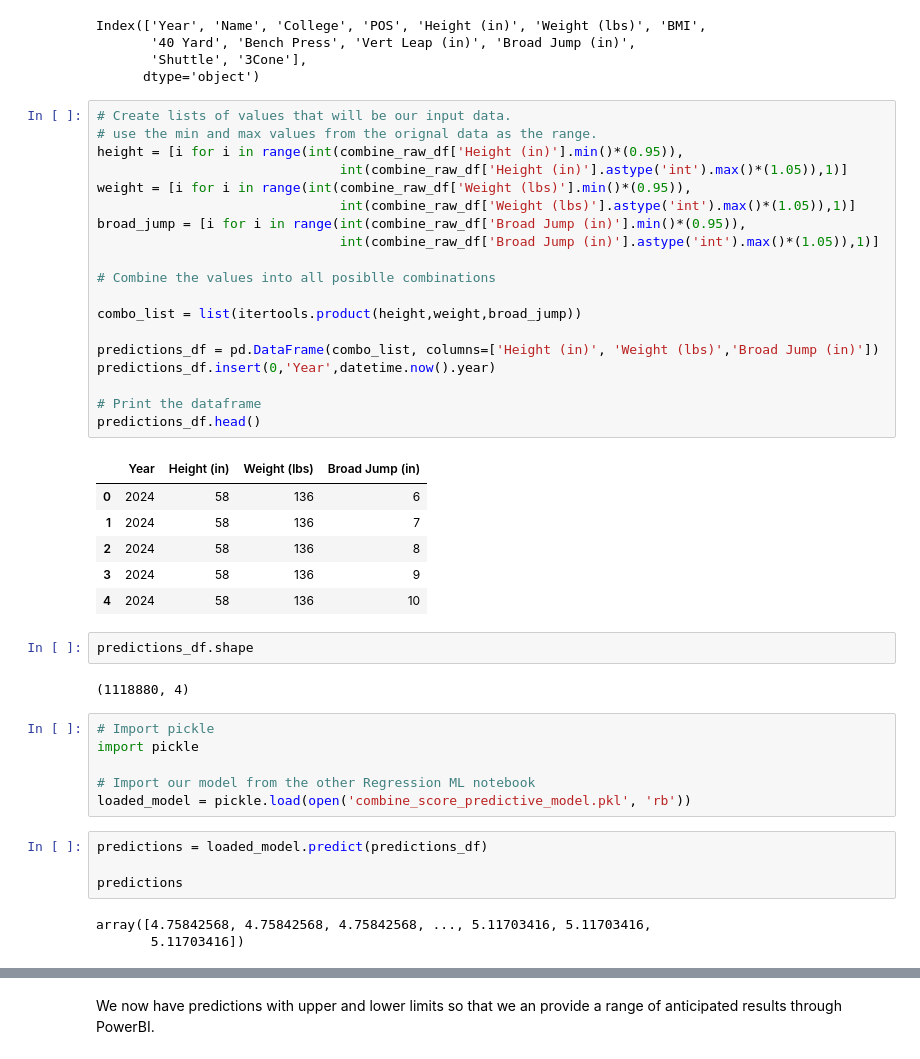
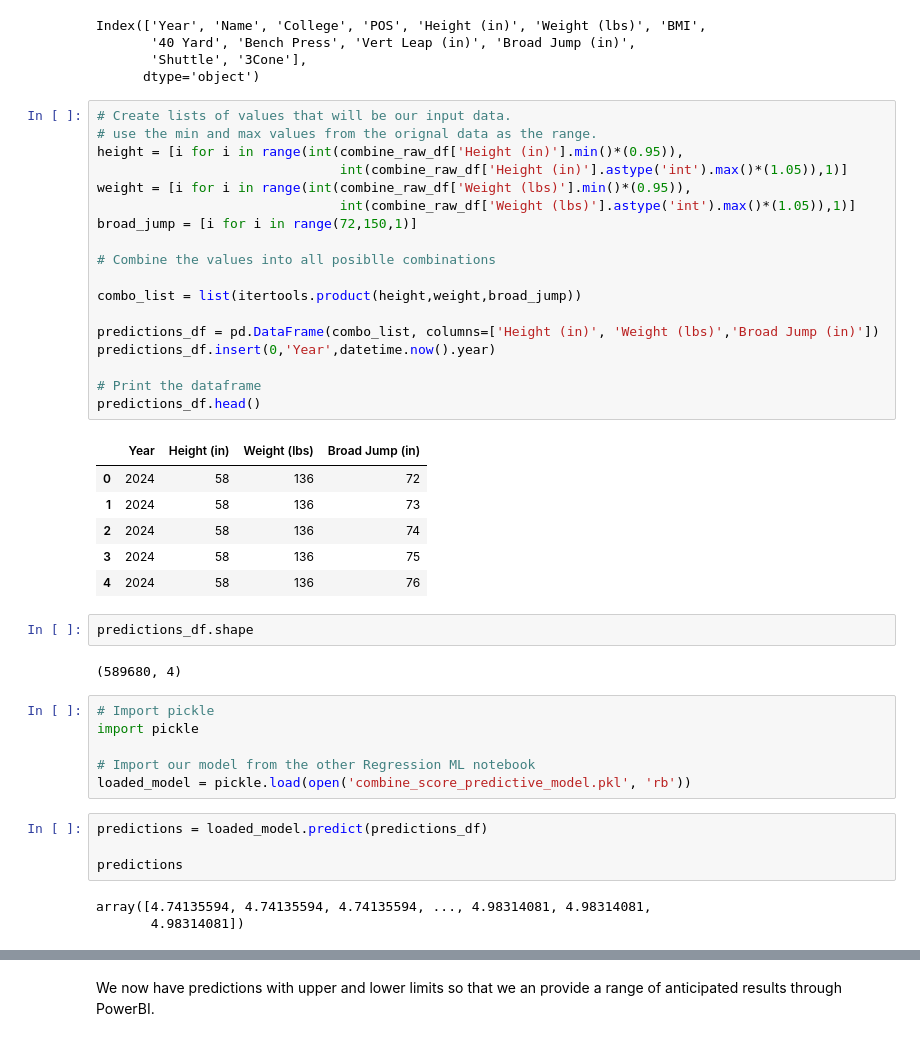
Before and after one commit to seancary62/NFL_Combine, a Jupyter notebook: NFL_Combine_Predict_40_Times.ipynb, the cells around one changed output, grey strips where cells are left out. Cells and saved outputs as stored; diff of their text form.

```diff
--- a/NFL_Combine_Predict_40_Times.ipynb
+++ b/NFL_Combine_Predict_40_Times.ipynb
@@ -23,33 +23,32 @@ Index(['Year', 'Name', 'College', 'POS', 'Height (in)', 'Weight (lbs)', 'BMI',
 # %%
 # Create lists of values that will be our input data.
 # use the min and max values from the orignal data as the range.
 height = [i for i in range(int(combine_raw_df['Height (in)'].min()*(0.95)),
                                int(combine_raw_df['Height (in)'].astype('int').max()*(1.05)),1)]
 weight = [i for i in range(int(combine_raw_df['Weight (lbs)'].min()*(0.95)),
                                int(combine_raw_df['Weight (lbs)'].astype('int').max()*(1.05)),1)]
-broad_jump = [i for i in range(int(combine_raw_df['Broad Jump (in)'].min()*(0.95)),
-                               int(combine_raw_df['Broad Jump (in)'].astype('int').max()*(1.05)),1)]
+broad_jump = [i for i in range(72,150,1)]
 
 # Combine the values into all posiblle combinations
 
 combo_list = list(itertools.product(height,weight,broad_jump))
 
 predictions_df = pd.DataFrame(combo_list, columns=['Height (in)', 'Weight (lbs)','Broad Jump (in)'])
 predictions_df.insert(0,'Year',datetime.now().year)
 
 # Print the dataframe
 predictions_df.head()
 # %% [output]
 |  | Year | Height (in) | Weight (lbs) | Broad Jump (in) |
-| 0 | 2024 | 58 | 136 | 6 |
-| 1 | 2024 | 58 | 136 | 7 |
-| 2 | 2024 | 58 | 136 | 8 |
-| 3 | 2024 | 58 | 136 | 9 |
-| 4 | 2024 | 58 | 136 | 10 |
+| 0 | 2024 | 58 | 136 | 72 |
+| 1 | 2024 | 58 | 136 | 73 |
+| 2 | 2024 | 58 | 136 | 74 |
+| 3 | 2024 | 58 | 136 | 75 |
+| 4 | 2024 | 58 | 136 | 76 |
 # %%
 predictions_df.shape
 # %% [output]
-(1118880, 4)
+(589680, 4)
 # %%
 # Import pickle
 import pickle
@@ -61,8 +60,8 @@ predictions = loaded_model.predict(predictions_df)
 
 predictions
 # %% [output]
-array([4.75842568, 4.75842568, 4.75842568, ..., 5.11703416, 5.11703416,
-       5.11703416])
+array([4.74135594, 4.74135594, 4.74135594, ..., 4.98314081, 4.98314081,
+       4.98314081])
 # %%
 # Get predictions from each tree
 predictions_per_tree = np.array([tree.predict(predictions_df) for tree in loaded_model.estimators_])
```
Also changed, not shown: parts of 2 cells of this notebook, 5 other files.
